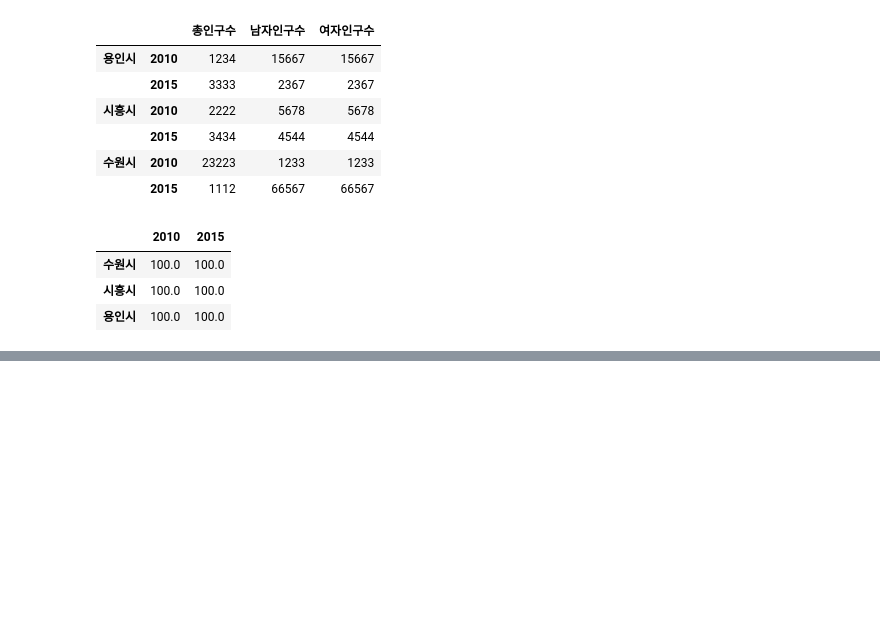
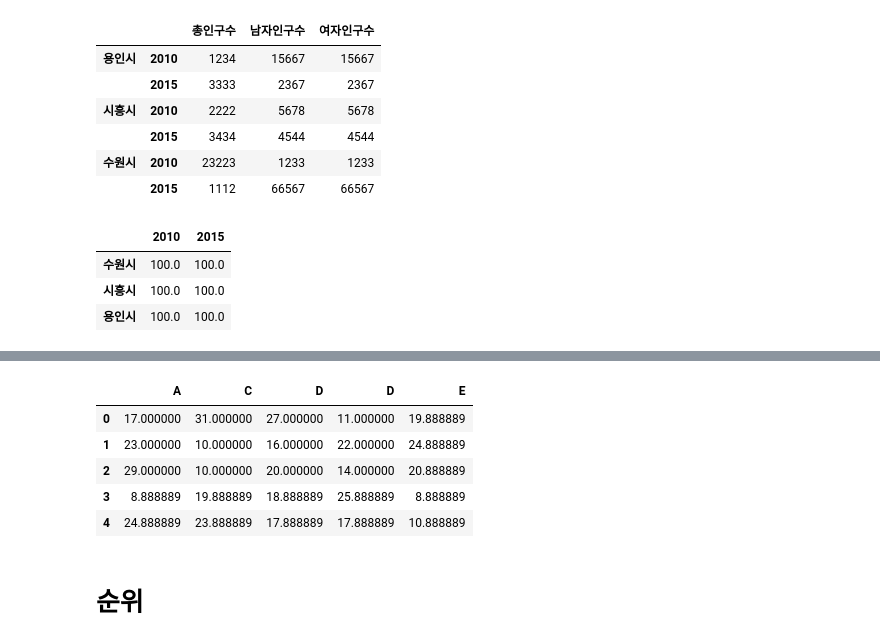
Before and after one commit to yumi-jun/LearnPandas, a Jupyter notebook: 판다스.ipynb, the cells around one changed output, grey strips where cells are left out. Cells and saved outputs as stored; diff of their text form; code cells hidden in the pictures; blank space fills up the shorter version.

```diff
--- a/판다스.ipynb
+++ b/판다스.ipynb
@@ -493,0 +482,12 @@ dtype: int64
+# %%
+fvalue=df1.stack().mean()
+df1.add(df2,fill_value=fvalue)
+# %% [output]
+|  | A | C | D | D | E |
+| 0 | 17.000000 | 31.000000 | 27.000000 | 11.000000 | 19.888889 |
+| 1 | 23.000000 | 10.000000 | 16.000000 | 22.000000 | 24.888889 |
+| 2 | 29.000000 | 10.000000 | 20.000000 | 14.000000 | 20.888889 |
+| 3 | 8.888889 | 19.888889 | 18.888889 | 25.888889 | 8.888889 |
+| 4 | 24.888889 | 23.888889 | 17.888889 | 17.888889 | 10.888889 |
+# %% [markdown]
+# 순위
```
Also changed, not shown: parts of 23 cells of this notebook.
